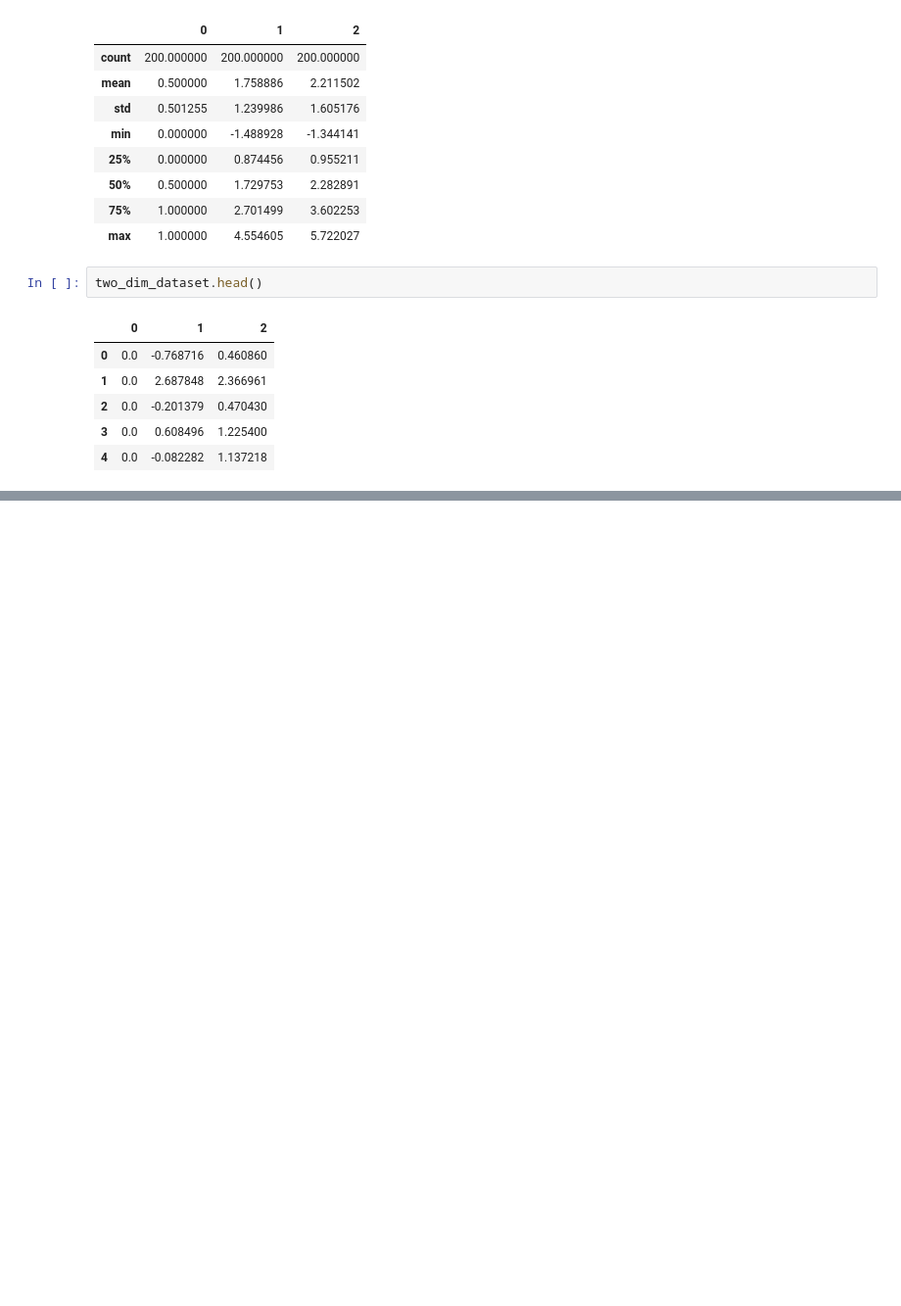
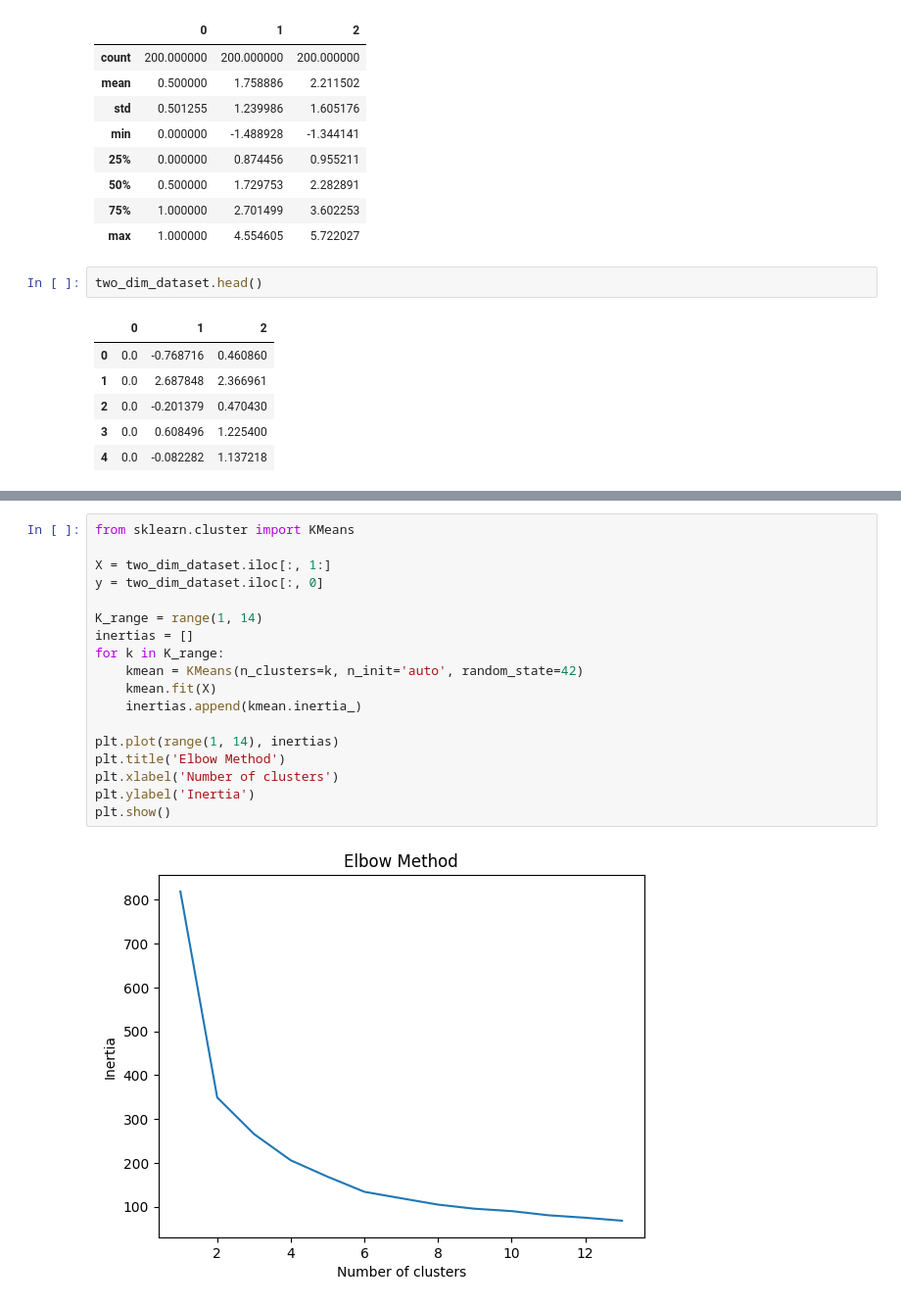
Before and after one commit to bohdanboiprav/GOIT, a Jupyter notebook: DATA SCIENCE/Week 6/HW_6.ipynb, the cells around one changed output, grey strips where cells are left out. Shown at 98% size. Drawn from its saved outputs; the diff is of its cells as text; blank space fills up the shorter version.

```diff
--- a/DATA SCIENCE/Week 6/HW_6.ipynb
+++ b/DATA SCIENCE/Week 6/HW_6.ipynb
@@ -83,0 +109,20 @@ for k in K_range:
+# %%
+from sklearn.cluster import KMeans
+
+X = two_dim_dataset.iloc[:, 1:]
+y = two_dim_dataset.iloc[:, 0]
+
+K_range = range(1, 14)
+inertias = []
+for k in K_range:
+    kmean = KMeans(n_clusters=k, n_init='auto', random_state=42)
+    kmean.fit(X)
+    inertias.append(kmean.inertia_)
+
+plt.plot(range(1, 14), inertias)
+plt.title('Elbow Method')
+plt.xlabel('Number of clusters')
+plt.ylabel('Inertia')
+plt.show()
+# %% [output]
+[figure, added]
```
Also changed, not shown: parts of 8 cells of this notebook.
